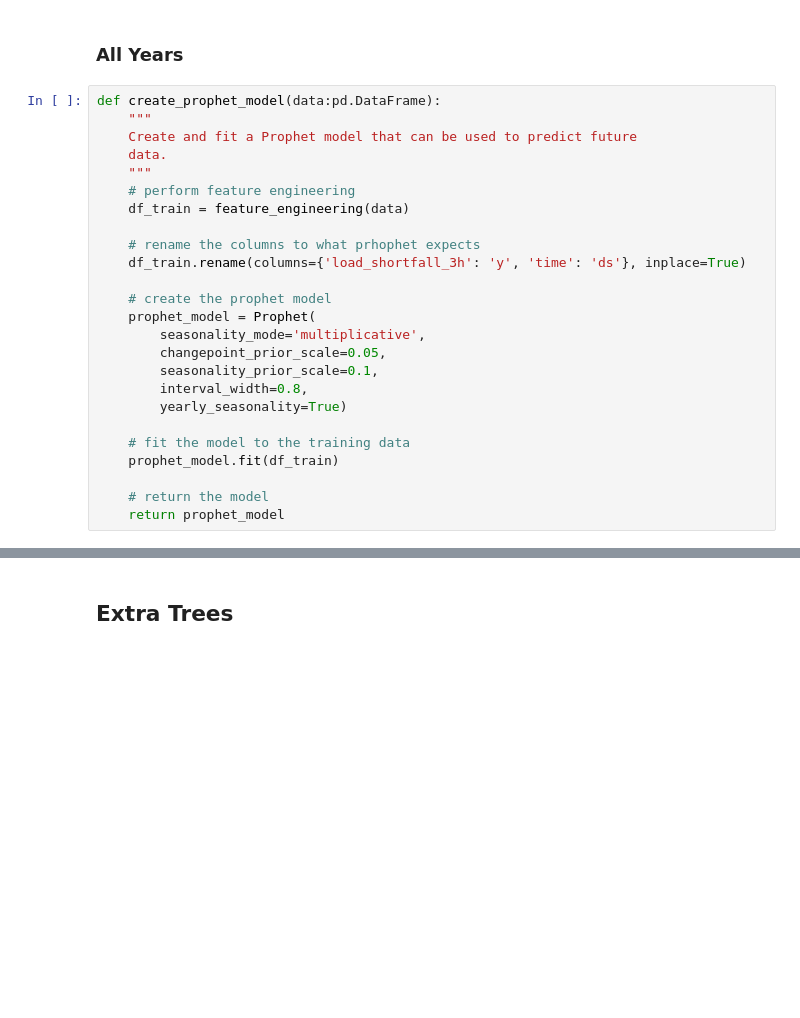
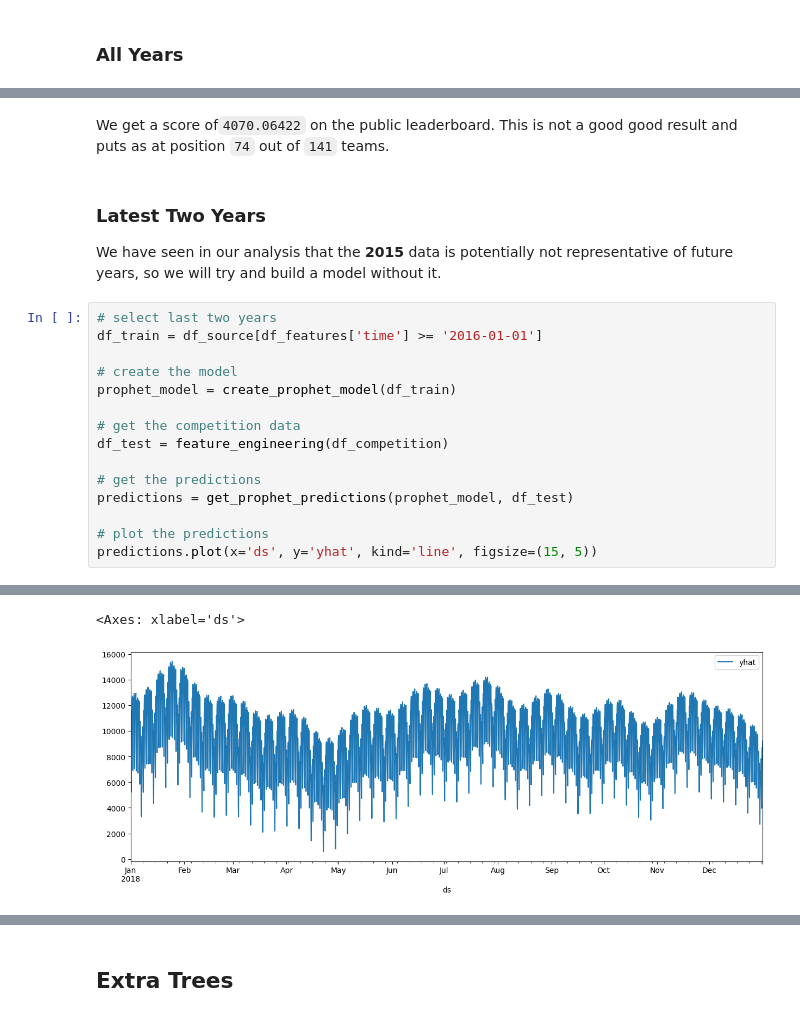
Before and after one commit to JohnnyFoulds/paula, a Jupyter notebook: notebooks/phase_02/200_rethink.ipynb, the cells around one changed output, grey strips where cells are left out. Drawn from its saved outputs; the diff is of its cells as text; blank space fills up the shorter version.

Commit message:
Worst score yet

```diff
--- a/notebooks/phase_02/200_rethink.ipynb
+++ b/notebooks/phase_02/200_rethink.ipynb
@@ -361,27 +405,2 @@ def show_evaluation(y_test, y_predict):
 # %% [markdown]
 ### All Years
-# %%
-def create_prophet_model(data:pd.DataFrame):
-    """
-    Create and fit a Prophet model that can be used to predict future
-    data.
-    """
-    # perform feature engineering
-    df_train = feature_engineering(data)
-
-    # rename the columns to what prhophet expects
-    df_train.rename(columns={'load_shortfall_3h': 'y', 'time': 'ds'}, inplace=True)
-
-    # create the prophet model
-    prophet_model = Prophet(
-        seasonality_mode='multiplicative',
-        changepoint_prior_scale=0.05,
-        seasonality_prior_scale=0.1,
-        interval_width=0.8,
-        yearly_seasonality=True)
-
-    # fit the model to the training data
-    prophet_model.fit(df_train)
-
-    # return the model
-    return prophet_model
@@ -450,3 +449,25 @@ df_out.to_csv("../../data/output/200_prophet.csv",index=False)
 | 2918 | 2018-12-31 18:00:00 | 8742.550531 |
 | 2919 | 2018-12-31 21:00:00 | 10344.664884 |
 2920 rows × 2 columns
+# %% [markdown]
+We get a score of`4070.06422` on the public leaderboard. This is not a good good result and puts as at position `74` out of `141` teams.
+# %% [markdown]
+### Latest Two Years
+
+We have seen in our analysis that the **2015** data is potentially not representative of future years, so we will try and build a model without it.
+# %%
+# select last two years
+df_train = df_source[df_features['time'] >= '2016-01-01']
+
+# create the model
+prophet_model = create_prophet_model(df_train)
+
+# get the competition data
+df_test = feature_engineering(df_competition)
+
+# get the predictions
+predictions = get_prophet_predictions(prophet_model, df_test)
+
+# plot the predictions
+predictions.plot(x='ds', y='yhat', kind='line', figsize=(15, 5))
+# %% [output]
@@ -452,0 +476,2 @@ df_out.to_csv("../../data/output/200_prophet.csv",index=False)
+<Axes: xlabel='ds'>
+[figure, added]
```
Also changed, not shown: parts of 17 cells of this notebook, 3 other files.
